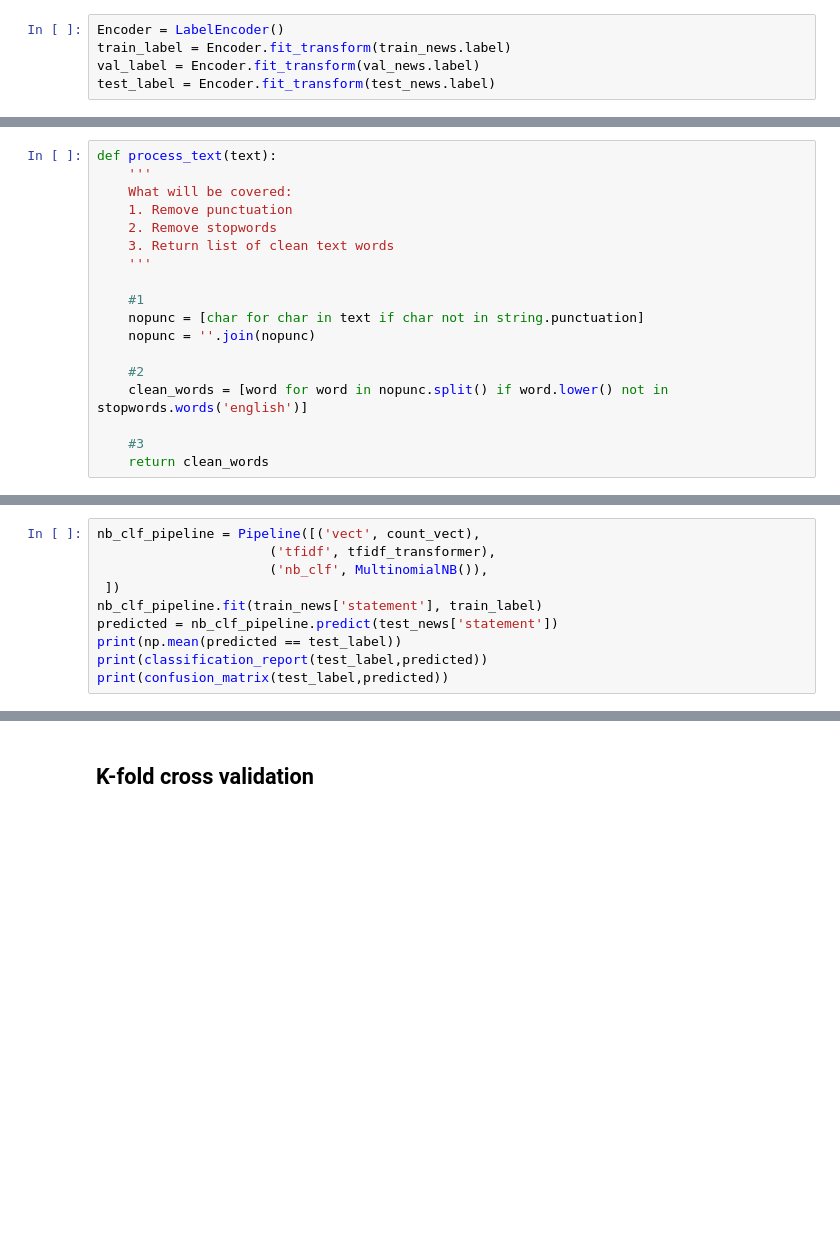
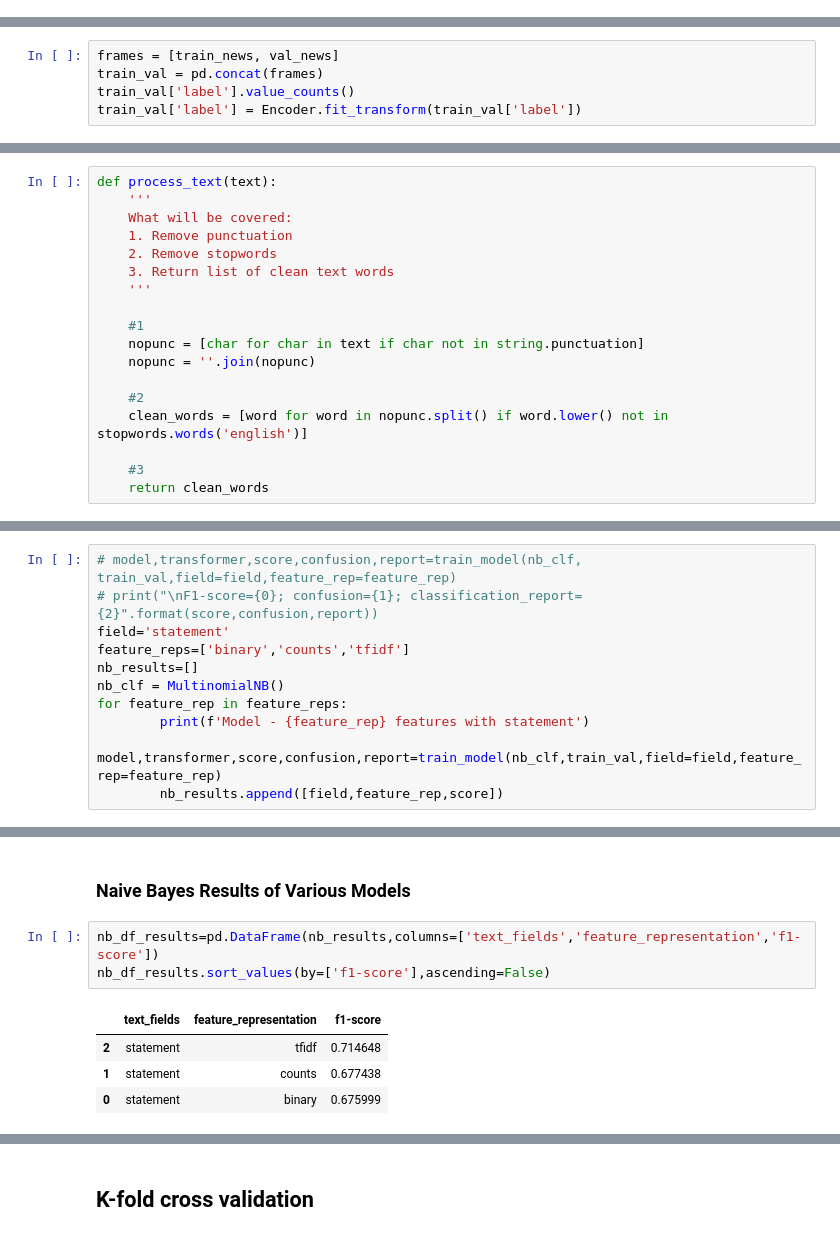
Before and after one commit to kiranrawat/Detecting-Fake-News-On-Social-Media, a Jupyter notebook: notebooks/Modeling.ipynb, the cells around one changed output, grey strips where cells are left out. Saved outputs shown, nothing was run; the diff lists cells and outputs as text; blank space fills up the shorter version.

Commit message:
trained classifiers using different features

```diff
--- a/notebooks/Modeling.ipynb
+++ b/notebooks/Modeling.ipynb
@@ -25,5 +28,0 @@ test_news = pd.read_csv('../data/processed/test.csv')
-# %%
-Encoder = LabelEncoder()
-train_label = Encoder.fit_transform(train_news.label)
-val_label = Encoder.fit_transform(val_news.label)
-test_label = Encoder.fit_transform(test_news.label)
@@ -30,3 +31,8 @@ test_label = Encoder.fit_transform(test_news.label)
+# %%
+frames = [train_news, val_news]
+train_val = pd.concat(frames)
+train_val['label'].value_counts()
+train_val['label'] = Encoder.fit_transform(train_val['label'])
 # %%
 display(train_news), display(test_news), display(val_news)
 # %% [output]
@@ -144,10 +96,0 @@ Hence, we care about model's performance in both classes i.e. precision and reca
-# %%
-nb_clf_pipeline = Pipeline([('vect', count_vect),
-                      ('tfidf', tfidf_transformer),
-                      ('nb_clf', MultinomialNB()),
- ])
-nb_clf_pipeline.fit(train_news['statement'], train_label)
-predicted = nb_clf_pipeline.predict(test_news['statement'])
-print(np.mean(predicted == test_label))
-print(classification_report(test_label,predicted))
-print(confusion_matrix(test_label,predicted))
@@ -273,0 +245,11 @@ So, we have merged all three datasets (train, test & val) together, so that we c
+# %%
+# model,transformer,score,confusion,report=train_model(nb_clf, train_val,field=field,feature_rep=feature_rep)
+# print("\nF1-score={0}; confusion={1}; classification_report={2}".format(score,confusion,report))
+field='statement'
+feature_reps=['binary','counts','tfidf']
+nb_results=[]
+nb_clf = MultinomialNB()
+for feature_rep in feature_reps:
+        print(f'Model - {feature_rep} features with statement')
+        model,transformer,score,confusion,report=train_model(nb_clf,train_val,field=field,feature_rep=feature_rep)
+        nb_results.append([field,feature_rep,score])
@@ -273,0 +275,10 @@ So, we have merged all three datasets (train, test & val) together, so that we c
+# %% [markdown]
+### Naive Bayes Results of Various Models
+# %%
+nb_df_results=pd.DataFrame(nb_results,columns=['text_fields','feature_representation','f1-score'])
+nb_df_results.sort_values(by=['f1-score'],ascending=False)
+# %% [output]
+|  | text_fields | feature_representation | f1-score |
+| 2 | statement | tfidf | 0.714648 |
+| 1 | statement | counts | 0.677438 |
+| 0 | statement | binary | 0.675999 |
```
Also changed, not shown: parts of 57 cells of this notebook, 2 other files.
